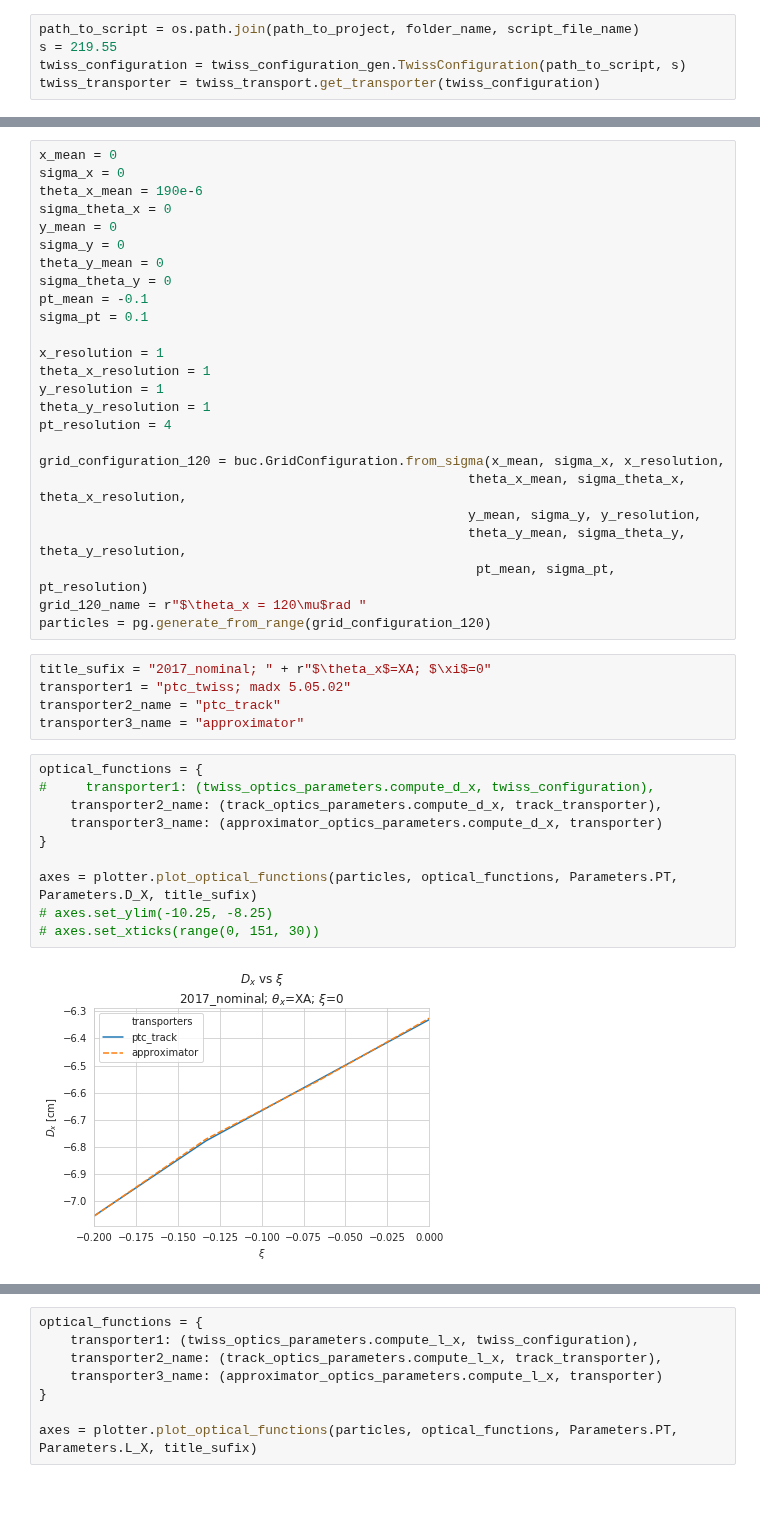
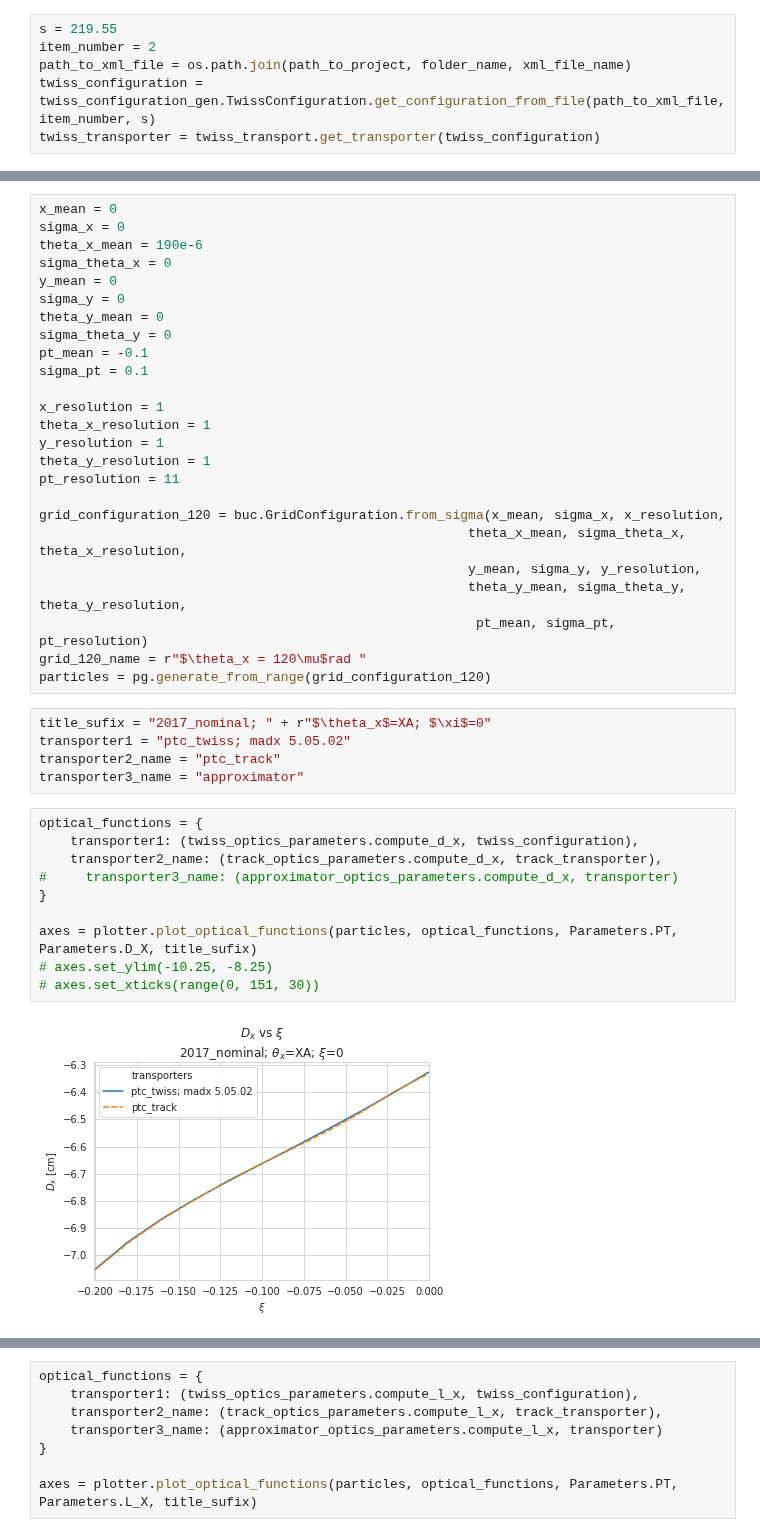
Before and after one commit to mucharafal/optics_generator_python, a Jupyter notebook: notebooks/Optics Parameters Compare 2017 Nominal.ipynb, the cells around one changed output, grey strips where cells are left out. Saved outputs shown, nothing was run; the diff lists cells and outputs as text; blank space fills up the shorter version.

```diff
--- a/notebooks/Optics Parameters Compare 2017 Nominal.ipynb
+++ b/notebooks/Optics Parameters Compare 2017 Nominal.ipynb
@@ -31,9 +31,10 @@ approximator_name = "ip5_to_station_220_h_2_lhcb1"
 
 name_of_folder_with_sources = "optics_generator_python"
 # %%
-path_to_script = os.path.join(path_to_project, folder_name, script_file_name)
 s = 219.55
-twiss_configuration = twiss_configuration_gen.TwissConfiguration(path_to_script, s)
+item_number = 2
+path_to_xml_file = os.path.join(path_to_project, folder_name, xml_file_name)
+twiss_configuration = twiss_configuration_gen.TwissConfiguration.get_configuration_from_file(path_to_xml_file, item_number, s)
 twiss_transporter = twiss_transport.get_transporter(twiss_configuration)
 # %%
 path_to_configuration = os.path.join(path_to_project, folder_name)
@@ -62,7 +63,7 @@ x_resolution = 1
 theta_x_resolution = 1
 y_resolution = 1
 theta_y_resolution = 1
-pt_resolution = 4
+pt_resolution = 11
 
 grid_configuration_120 = buc.GridConfiguration.from_sigma(x_mean, sigma_x, x_resolution,
                                                        theta_x_mean, sigma_theta_x, theta_x_resolution,
@@ -78,16 +79,16 @@ transporter2_name = "ptc_track"
 transporter3_name = "approximator"
 # %%
 optical_functions = {
-#     transporter1: (twiss_optics_parameters.compute_d_x, twiss_configuration),
+    transporter1: (twiss_optics_parameters.compute_d_x, twiss_configuration),
     transporter2_name: (track_optics_parameters.compute_d_x, track_transporter),
-    transporter3_name: (approximator_optics_parameters.compute_d_x, transporter)
+#     transporter3_name: (approximator_optics_parameters.compute_d_x, transporter)
 }
 
 axes = plotter.plot_optical_functions(particles, optical_functions, Parameters.PT, Parameters.D_X, title_sufix)
 # axes.set_ylim(-10.25, -8.25)
 # axes.set_xticks(range(0, 151, 30))
 # %% [output]
-[figure, old version]
+[figure, new version]
 # %%
 optical_functions = {
     transporter1: (twiss_optics_parameters.compute_d_y, twiss_configuration),
```
Also changed, not shown: parts of 2 cells of this notebook, 9 other files.
